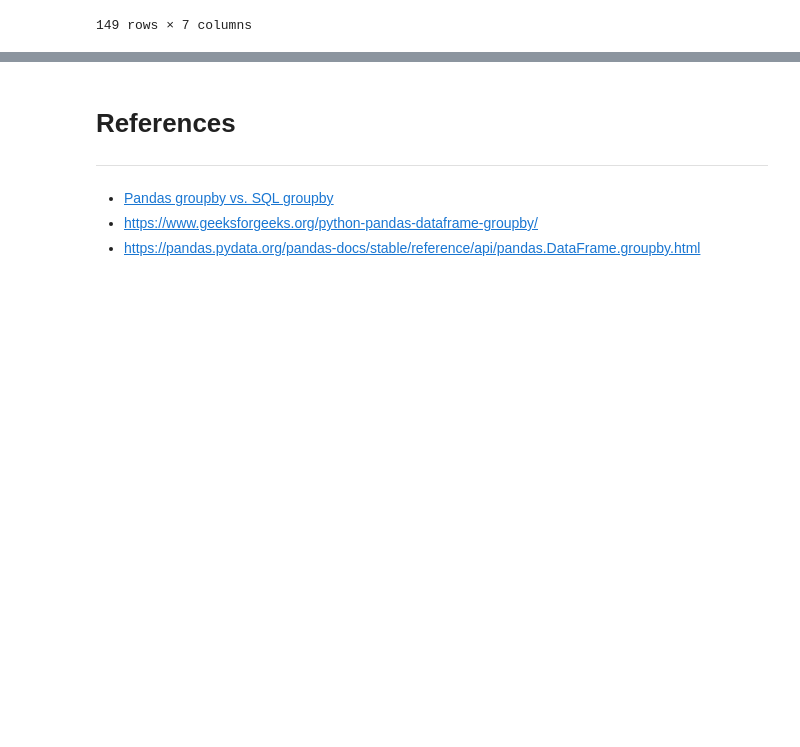
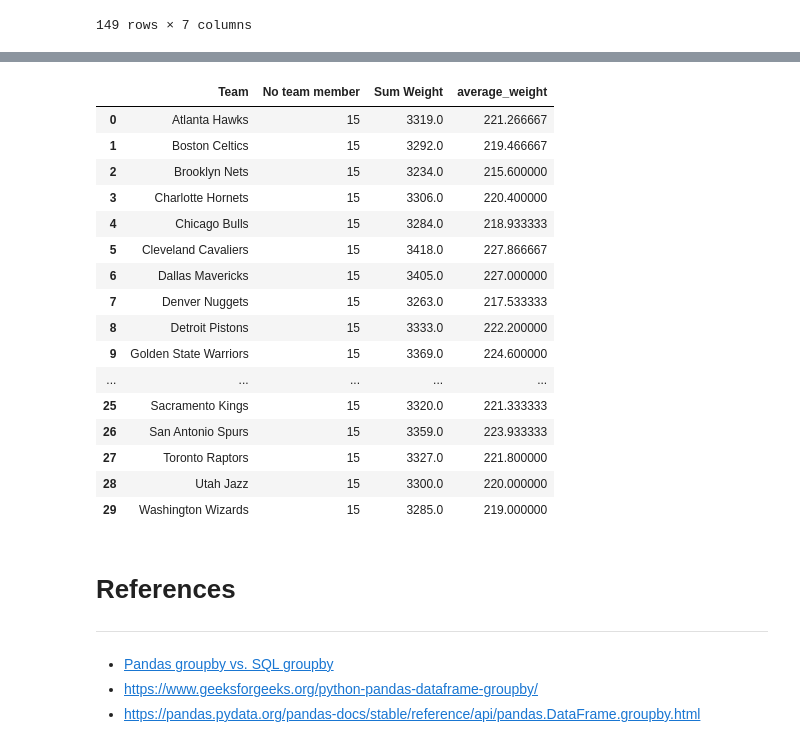
Before and after one commit to kyaiooiayk/Pandas, a Jupyter notebook: tutorials/GitHub_MD_rendering/Pandas group-by.ipynb, the cells around one changed output, grey strips where cells are left out. Saved outputs shown, nothing was run; the diff lists cells and outputs as text; code cells hidden in the pictures; blank space fills up the shorter version.

```diff
--- a/tutorials/GitHub_MD_rendering/Pandas group-by.ipynb
+++ b/tutorials/GitHub_MD_rendering/Pandas group-by.ipynb
@@ -220,3 +233,28 @@ gkk.first()
+# %%
+merged = pd.merge(
+df.groupby("Team")["Name"].count().reset_index(name="No team member"),
+df.groupby("Team")["Weight"].sum().reset_index(name="Sum Weight")
+)
+merged["average_weight"] = merged["Sum Weight"]/merged["No team member"]
+merged
+# %% [output]
+|  | Team | No team member | Sum Weight | average_weight |
+| 0 | Atlanta Hawks | 15 | 3319.0 | 221.266667 |
+| 1 | Boston Celtics | 15 | 3292.0 | 219.466667 |
+| 2 | Brooklyn Nets | 15 | 3234.0 | 215.600000 |
+| 3 | Charlotte Hornets | 15 | 3306.0 | 220.400000 |
+| 4 | Chicago Bulls | 15 | 3284.0 | 218.933333 |
+| 5 | Cleveland Cavaliers | 15 | 3418.0 | 227.866667 |
+| 6 | Dallas Mavericks | 15 | 3405.0 | 227.000000 |
+| 7 | Denver Nuggets | 15 | 3263.0 | 217.533333 |
+| 8 | Detroit Pistons | 15 | 3333.0 | 222.200000 |
+| 9 | Golden State Warriors | 15 | 3369.0 | 224.600000 |
+| ... | ... | ... | ... | ... |
+| 25 | Sacramento Kings | 15 | 3320.0 | 221.333333 |
+| 26 | San Antonio Spurs | 15 | 3359.0 | 223.933333 |
+| 27 | Toronto Raptors | 15 | 3327.0 | 221.800000 |
+| 28 | Utah Jazz | 15 | 3300.0 | 220.000000 |
+| 29 | Washington Wizards | 15 | 3285.0 | 219.000000 |
 # %% [markdown]
 # References
 <hr style="border:2px solid black"> </hr>
```
Also changed, not shown: parts of 4 cells of this notebook, 4 other files.
